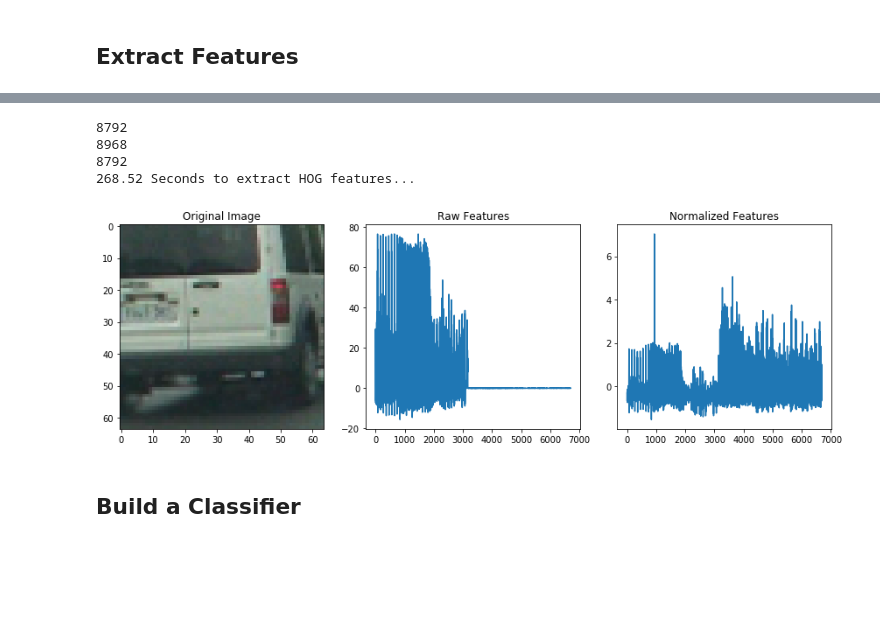
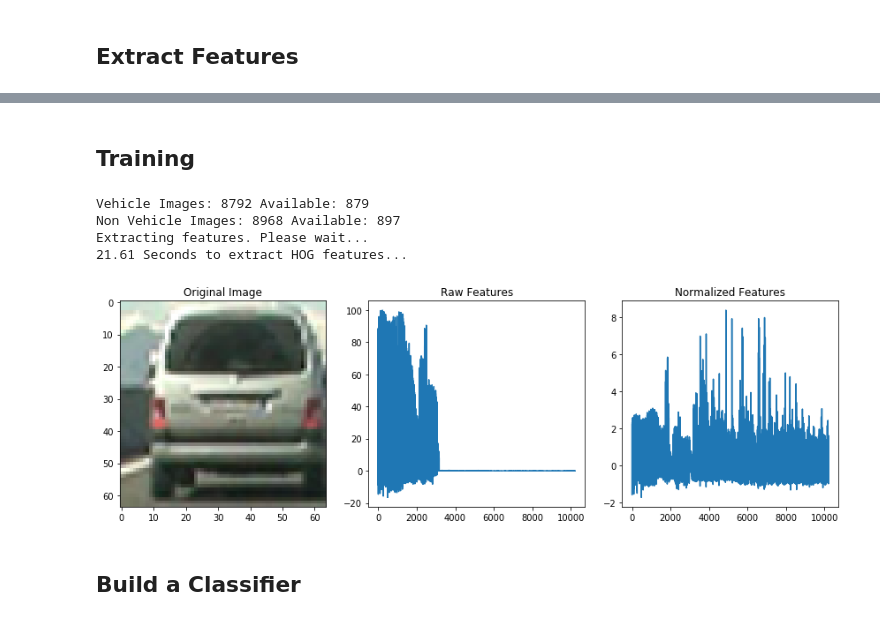
Before and after one commit to Maesla/Vehicle-Detection, a Jupyter notebook: vehicle_detection.ipynb, the cells around one changed output, grey strips where cells are left out. Saved outputs shown, nothing was run; the diff lists cells and outputs as text; code cells hidden in the pictures; blank space fills up the shorter version.

```diff
--- a/vehicle_detection.ipynb
+++ b/vehicle_detection.ipynb
@@ -48,11 +69,12 @@ from skimage.feature import hog
 import numpy as np
 import cv2
 
-class Feature_extractor():
+class Feature_Extractor():
     def __init__(self, color_space='RGB', spatial_size=(32, 32),
                         hist_bins=32, orient=9,
                         pix_per_cell=8, cell_per_block=2, hog_channel=0,
                         spatial_feat=True, hist_feat=True, hog_feat=True):
+
         self.color_space = color_space
         self.spatial_size = spatial_size
         self.hist_bins = hist_bins
@@ -63,7 +85,6 @@ class Feature_extractor():
         self.spatial_feat = spatial_feat
         self.hist_feat = hist_feat
         self.hog_feat = hog_feat
-        self.a = 10
         pass
 
     def extract(self, img):
@@ -168,6 +189,3 @@ class Feature_extractor():
                            transform_sqrt=False,
                            visualise=vis, feature_vector=feature_vec)
             return features
-
-    def aux(self):
-            print(self.a)
@@ -174,3 +216,5 @@ class Feature_extractor():
+# %% [markdown]
+## Training
 # %%
 import numpy as np
 from sklearn.utils import shuffle
@@ -204,80 +248,71 @@ from sklearn.preprocessing import StandardScaler
 
 %matplotlib inline
 
-new_vehicle_images_path = images_load_subset(vehicle_img_path, 1)
-new_non_vehicle_images_path = images_load_subset(non_vehicle_img_path, 1)
+new_vehicle_images_path = images_load_subset(vehicle_img_path, 0.1)
+new_non_vehicle_images_path = images_load_subset(non_vehicle_img_path, 0.1)
 
-print(len(new_vehicle_images_path))
-print(len(new_non_vehicle_images_path))
+old_len = len(vehicle_img_path)
+new_len = len(new_vehicle_images_path)
+print("Vehicle Images: {0:2d} Available: {1:2d}".format(old_len, new_len))
+old_len = len(non_vehicle_img_path)
+new_len = len(new_non_vehicle_images_path)
+print("Non Vehicle Images: {0:2d} Available: {1:2d}".format(old_len, new_len))
 
-test_image = mpimg.imread(vehicle_img_path[0])
-#print(test_image)
-
-colorspace = 'LUV' # Can be RGB, HSV, LUV, HLS, YUV, YCrCb
-orient = 6
-pix_per_cell = 8
-cell_per_block = 2
-hog_channel = "ALL" # Can be 0, 1, 2, or "ALL"
+colorspace = 'LUV'  # Can be RGB, HSV, LUV, HLS, YUV, YCrCb
+orient = 12  # HOG orientations
+pix_per_cell = 8  # HOG pixels per cell
+cell_per_block = 2  # HOG cells per block
+hog_channel = 'ALL'  # Can be 0, 1, 2, or "ALL"
+spatial_size = (32, 32)  # Spatial binning dimensions
+hist_bins = 32  # Number of histogram bins
+spatial_feat = True  # Spatial features on or off
+hist_feat = True  # Histogram features on or off
+hog_feat = True # HOG features on or off
 
 
-extractor = Feature_extractor(color_space=colorspace, orient=orient,
-                        pix_per_cell=pix_per_cell, cell_per_block=cell_per_block,
-                        hog_channel=hog_channel)
+extractor = Feature_extractor(color_space=colorspace, spatial_size = spatial_size,
+                              hist_bins = hist_bins, orient=orient,
+                              pix_per_cell=pix_per_cell, cell_per_block=cell_per_block, hog_channel = hog_channel,
+                              spatial_feat = True, hist_feat = True, hog_feat = True)
 
 t=time.time()
-#car_features = extractor.extract(test_image)
+
+print('Extracting features. Please wait...')
 len_car_images = len(new_vehicle_images_path)
 car_features = extract_features(new_vehicle_images_path, extractor)
 notcar_features = extract_features(new_non_vehicle_images_path, extractor)
-
-a = len(car_features)
-print(a)
-
-X = np.vstack((car_features, notcar_features)).astype(np.float64)
-# Fit a per-column scaler
-X_scaler = StandardScaler().fit(X)
-# Apply the scaler to X
-scaled_X = X_scaler.transform(X)
-
-#X = np.vstack((car_features)).astype(np.float64)
-#X_scaler = StandardScaler().fit(X)
-#r = X_scaler.transform(np.array(car_features).reshape(1, -1))
-# Apply the scaler to X
-#scaled_X = X_scaler.transform(X)
-#print(X)
-#plt.plot(r)
 
 t2 = time.time()
 print(round(t2-t, 2), 'Seconds to extract HOG features...')
 
 if len(car_features) > 0:
     # Create an array stack of feature vectors
     X = np.vstack((car_features, notcar_features)).astype(np.float64)
     # Fit a per-column scaler
     X_scaler = StandardScaler().fit(X)
     # Apply the scaler to X
     scaled_X = X_scaler.transform(X)
     car_ind = np.random.randint(0, len_car_images)
     # Plot an example of raw and scaled features
     fig = plt.figure(figsize=(12,4))
     plt.subplot(131)
     plt.imshow(mpimg.imread(new_vehicle_images_path[car_ind]))
     plt.title('Original Image')
     plt.subplot(132)
     plt.plot(X[car_ind])
     plt.title('Raw Features')
     plt.subplot(133)
     plt.plot(scaled_X[car_ind])
     plt.title('Normalized Features')
     fig.tight_layout()
 else:
     print('Your function only returns empty feature vectors...')
 # %% [output]
-8792
-8968
-8792
-268.52 Seconds to extract HOG features...
+Vehicle Images: 8792 Available: 879
+Non Vehicle Images: 8968 Available: 897
+Extracting features. Please wait...
+21.61 Seconds to extract HOG features...
-[figure, old version]
+[figure, new version]
 # %% [markdown]
 ## Build a Classifier
 # %%
```
Also changed, not shown: parts of 6 cells of this notebook, 5 other files.
